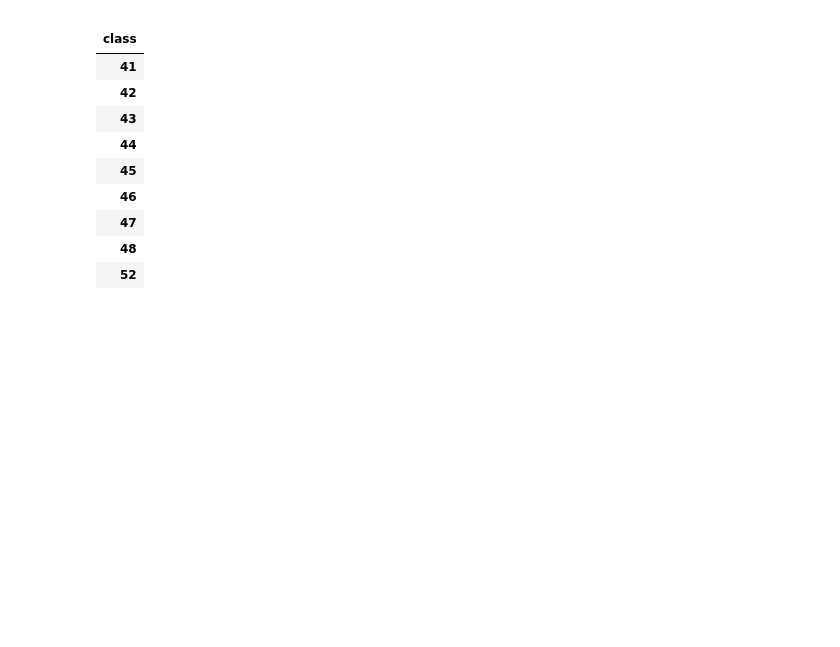
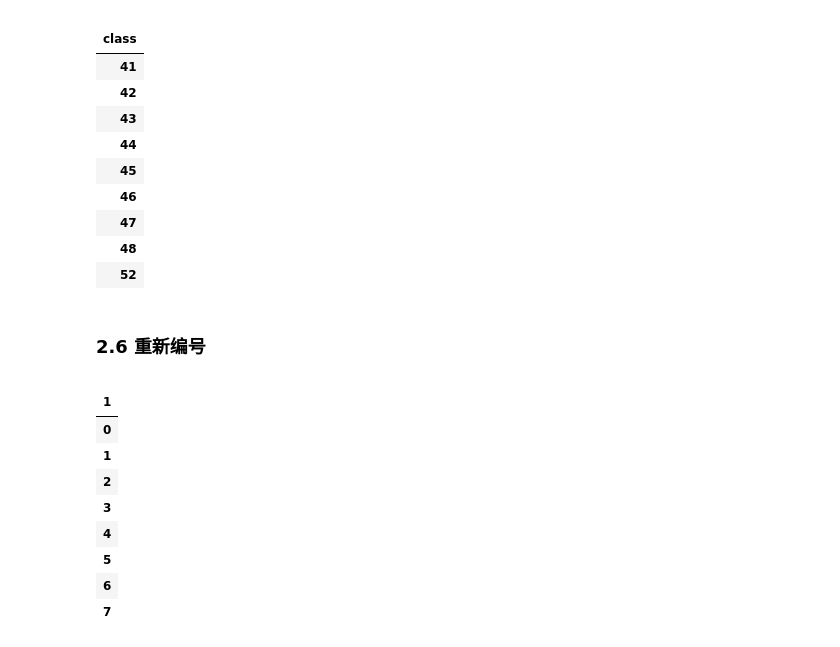
Before and after one commit to SheltonXiao/exerwithFineGym, a Jupyter notebook: 01 data processing.ipynb, the cells around one changed output. Cells and saved outputs as stored; diff of their text form; code cells hidden in the pictures; blank space fills up the shorter version.

```diff
--- a/01 data processing.ipynb
+++ b/01 data processing.ipynb
@@ -278,3 +278,5 @@ cut.groupby(by = ["class"]).count()
 | 47 |
 | 48 |
 | 52 |
+# %% [markdown]
+### 2.6 重新编号
@@ -280,0 +292,13 @@ cut.groupby(by = ["class"]).count()
+# %%
+train.groupby(by = [1]).count()
+# %% [output]
+|  |
+| 1 |
+| 0 |
+| 1 |
+| 2 |
+| 3 |
+| 4 |
+| 5 |
+| 6 |
+| 7 |
```
Also changed, not shown: parts of 6 cells of this notebook, 2 other files.
